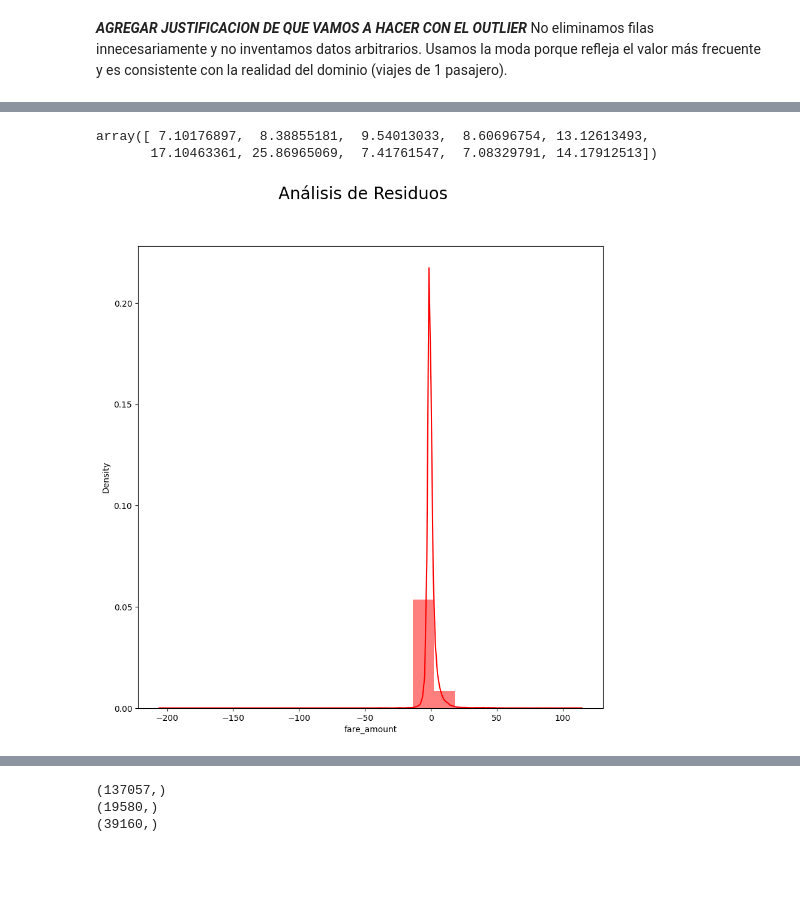
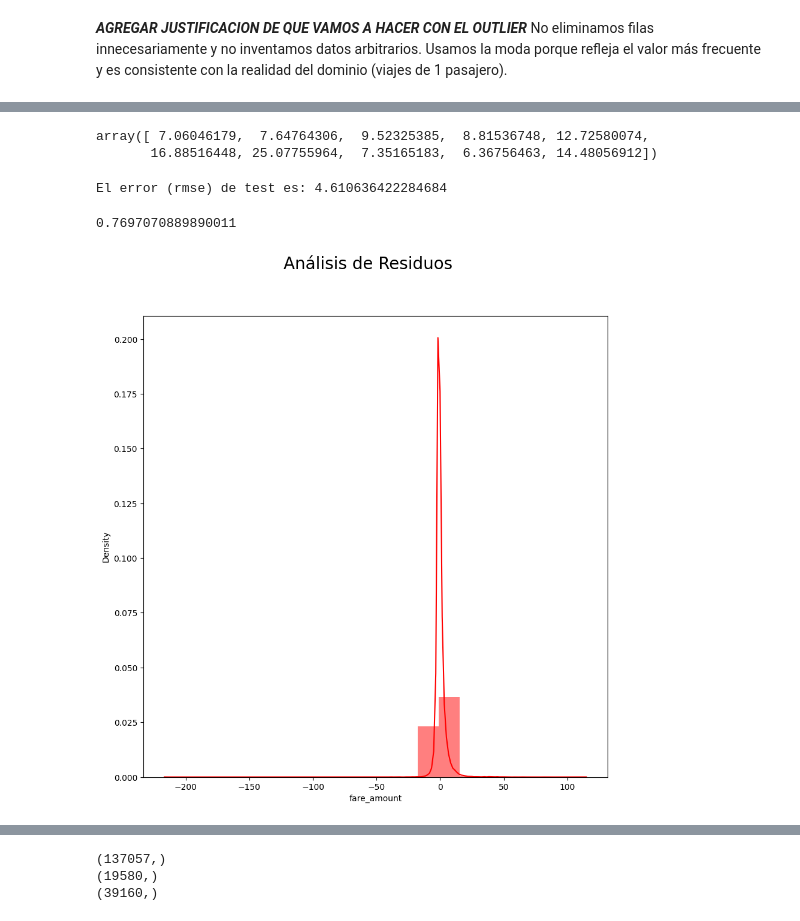
Before and after one commit to Flormezzano/TP-Regresion-AA1-2025C2-Mezzano-Perez-Tapia, a Jupyter notebook: TP-Regresion-AA1-2025C2-Mezzano-Pérez-Tapia.ipynb, the cells around one changed output, grey strips where cells are left out. Cells and saved outputs as stored; diff of their text form; code cells hidden in the pictures; blank space fills up the shorter version.

```diff
--- a/TP-Regresion-AA1-2025C2-Mezzano-Pérez-Tapia.ipynb
+++ b/TP-Regresion-AA1-2025C2-Mezzano-Pérez-Tapia.ipynb
@@ -577,10 +638,28 @@ uber_grande    0.00000
 Name: 170081, dtype: float64
 [figure]
+# %%
+X_train["short_trip"] = ((X_train["distance_km"] < 1) & (X_train["distance_km"] > 0.1)).astype(int)
+X_test["short_trip"]  = ((X_test["distance_km"] < 1) & (X_test["distance_km"] > 0.1)).astype(int)
+
+X_train["dist_x_short"] = X_train["distance_km"] * X_train["short_trip"]
+X_test["dist_x_short"]  = X_test["distance_km"] * X_test["short_trip"]
 # %%
-from sklearn.compose import ColumnTransformer
 
-num_cols = ["distance_km"]
-cat_cols = ["is_holiday", "is_workday", "mañana", "tarde", "noche", "uber_comun", "uber_grande"]
+
+# Definimos columnas numéricas y categóricas
+num_cols = ["distance_km", "dist_x_short"]
+cat_cols = ["is_holiday", "is_workday", "uber_comun", "uber_grande", "mes_2", "mes_3", "mes_4", "mes_5", "mes_6", "mes_7", "mes_8",
+            "mes_9", "mes_10", "mes_11", "mes_12", "hora_0","hora_1", "hora_2", "hora_3", "hora_4", "hora_5", "hora_6", "hora_7", "hora_8",
+            "hora_9", "hora_10", "hora_11", "hora_12", "hora_13", "hora_14", "hora_15", "hora_16", "hora_17", "hora_18", "hora_19", "hora_20", "hora_21", "hora_22", "hora_23"]
+
+# Preprocesador: escalar numéricas, dejar pasar dummies
+preprocessor = ColumnTransformer(
+    transformers=[
+        ("num", StandardScaler(), num_cols),
+        ("cat", "passthrough", cat_cols)
+    ]
+)
+
 
 preprocessor = ColumnTransformer(
     transformers=[
@@ -591,15 +670,13 @@ preprocessor = ColumnTransformer(
 X_train_scaled = preprocessor.fit_transform(X_train)
 X_test_scaled = preprocessor.transform(X_test)
 # %%
-#imputar coordenadas con knn
-
-pipe_lr = Pipeline([
-    ("scaler", preprocessor),
-    ("model", LinearRegression())
-])
+pipe_lr = make_pipeline(
+    preprocessor,
+    LinearRegression()
+)
 
 # Entrenamos el pipeline con training set
-pipe_lr.fit(X_train, y_train)
+pipe_lr.fit(X=X_train, y = y_train)
 
 # Predicciones sobre train y test
 y_train_pred = pipe_lr.predict(X_train)
@@ -642,20 +718,30 @@ ax.set_title('Parámetros del modelo');
 # %%
 # Predicciones test
 
-predicciones = pipe_lr.predict(X=X_test)
-predicciones = predicciones.flatten()
-predicciones[:10]
+predicciones_lnr = pipe_lr.predict(X=X_test)
+predicciones_lnr = predicciones_lnr.flatten()
+predicciones_lnr[:10]
 # %% [output]
-array([ 7.10176897,  8.38855181,  9.54013033,  8.60696754, 13.12613493,
-       17.10463361, 25.86965069,  7.41761547,  7.08329791, 14.17912513])
+array([ 7.06046179,  7.64764306,  9.52325385,  8.81536748, 12.72580074,
+       16.88516448, 25.07755964,  7.35165183,  6.36756463, 14.48056912])
+# %%
+rmse_ols = np.sqrt(mean_squared_error(y_test, predicciones_lnr))
+print(f"El error (rmse) de test es: {rmse_ols}")
+# %% [output]
+El error (rmse) de test es: 4.610636422284684
+# %%
+R2 = metrics.r2_score(y_test, predicciones_lnr)
+R2
+# %% [output]
+0.7697070889890011
 # %%
 fig = plt.figure(figsize=(10,10))
 
-sns.histplot((y_test - predicciones.reshape(y_test.shape)), color="red", kde=True, stat="density", linewidth=0,bins=20)
+sns.histplot((y_test - predicciones_lnr.reshape(y_test.shape)), color="red", kde=True, stat="density", linewidth=0,bins=20)
 fig.suptitle('Análisis de Residuos', fontsize = 20)
 plt.show()
 # %% [output]
-[figure, old version]
+[figure, new version]
 # %%
 
 # Suponiendo que y_test y y_pred ya son numpy arrays o pandas Series
```
Also changed, not shown: parts of 54 cells of this notebook.
